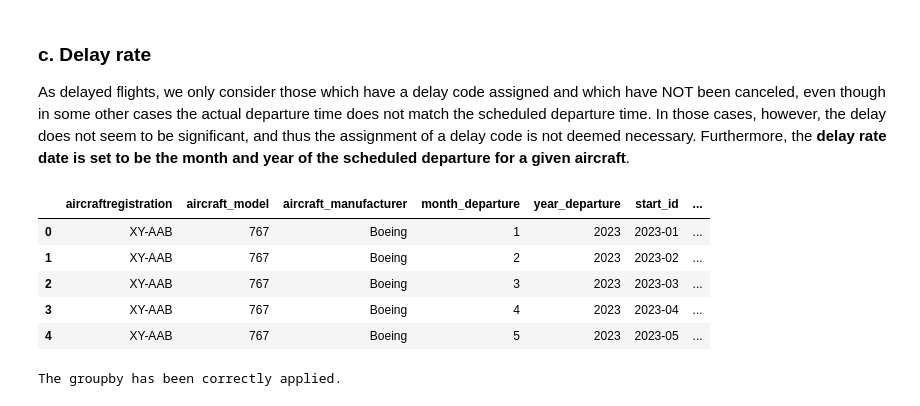
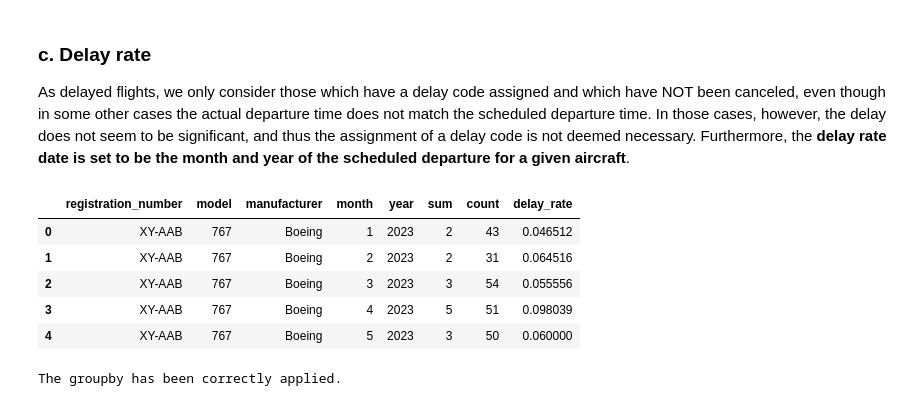
Before and after one commit to pablo-fdz/lab_3_data_mg, a Jupyter notebook: ETL_lab_3_pablo.ipynb, the cells around one changed output. Drawn from its saved outputs; the diff is of its cells as text; code cells hidden in the pictures.

```diff
--- a/ETL_lab_3_pablo.ipynb
+++ b/ETL_lab_3_pablo.ipynb
@@ -679,35 +877,45 @@ As delayed flights, we only consider those which have a delay code assigned and
 # %%
 # We create a boolean column which is True (1) if a flight has been delayed and
 # not cancelled, and 0 otherwise
-flight_issues_time_id['delayed_not_cancelled'] = (
-    ~flight_issues_time_id['cancelled'] &
-    flight_issues_time_id['delaycode'].notna()
+flight_issues_clean_dates['delayed_not_cancelled'] = (
+    ~flight_issues_clean_dates['cancelled'] &
+    flight_issues_clean_dates['delaycode'].notna()
 )
 
 # We sum the number of delays per each aircraft, month and year, and count the total
 # number of observations. Note that grouping by the aircraft model and manufacturer is not
 # different from just grouping by the aircraft ID (same for the date)
 columns_to_groupby = [
     'aircraftregistration', 'aircraft_model', 'aircraft_manufacturer',
-    'month_departure', 'year_departure', 'start_id'
+    'month_departure', 'year_departure'
 ]
 delayed_df = (
-    flight_issues_time_id
+    flight_issues_clean_dates
     .groupby(columns_to_groupby)['delayed_not_cancelled']
     .agg(['sum', 'count'])
     .reset_index()
 )
 # We compute the delay rate as the number of delays an aircraft has experienced per
 # month and year.
 delayed_df['delay_rate'] = delayed_df['sum'] / delayed_df['count']
-
+# We rename the columns for consistency with the data warehouse attributes
+delayed_df.rename(
+    columns = {
+    'aircraftregistration': 'registration_number',
+    'aircraft_model': 'model',
+    'aircraft_manufacturer': 'manufacturer',
+    'month_departure': 'month',
+    'year_departure': 'year',
+    },
+    inplace = True
+)
 delayed_df.head()
 # %% [output]
-|  | aircraftregistration | aircraft_model | aircraft_manufacturer | month_departure | year_departure | start_id | ... |
-| 0 | XY-AAB | 767 | Boeing | 1 | 2023 | 2023-01 | ... |
-| 1 | XY-AAB | 767 | Boeing | 2 | 2023 | 2023-02 | ... |
-| 2 | XY-AAB | 767 | Boeing | 3 | 2023 | 2023-03 | ... |
-| 3 | XY-AAB | 767 | Boeing | 4 | 2023 | 2023-04 | ... |
-| 4 | XY-AAB | 767 | Boeing | 5 | 2023 | 2023-05 | ... |
+|  | registration_number | model | manufacturer | month | year | sum | count | delay_rate |
+| 0 | XY-AAB | 767 | Boeing | 1 | 2023 | 2 | 43 | 0.046512 |
+| 1 | XY-AAB | 767 | Boeing | 2 | 2023 | 2 | 31 | 0.064516 |
+| 2 | XY-AAB | 767 | Boeing | 3 | 2023 | 3 | 54 | 0.055556 |
+| 3 | XY-AAB | 767 | Boeing | 4 | 2023 | 5 | 51 | 0.098039 |
+| 4 | XY-AAB | 767 | Boeing | 5 | 2023 | 3 | 50 | 0.060000 |
 # %%
 # Sanity check: the sum of the counts should be equal to the number of observations
```
Also changed, not shown: parts of 51 cells of this notebook, 1 other file.
